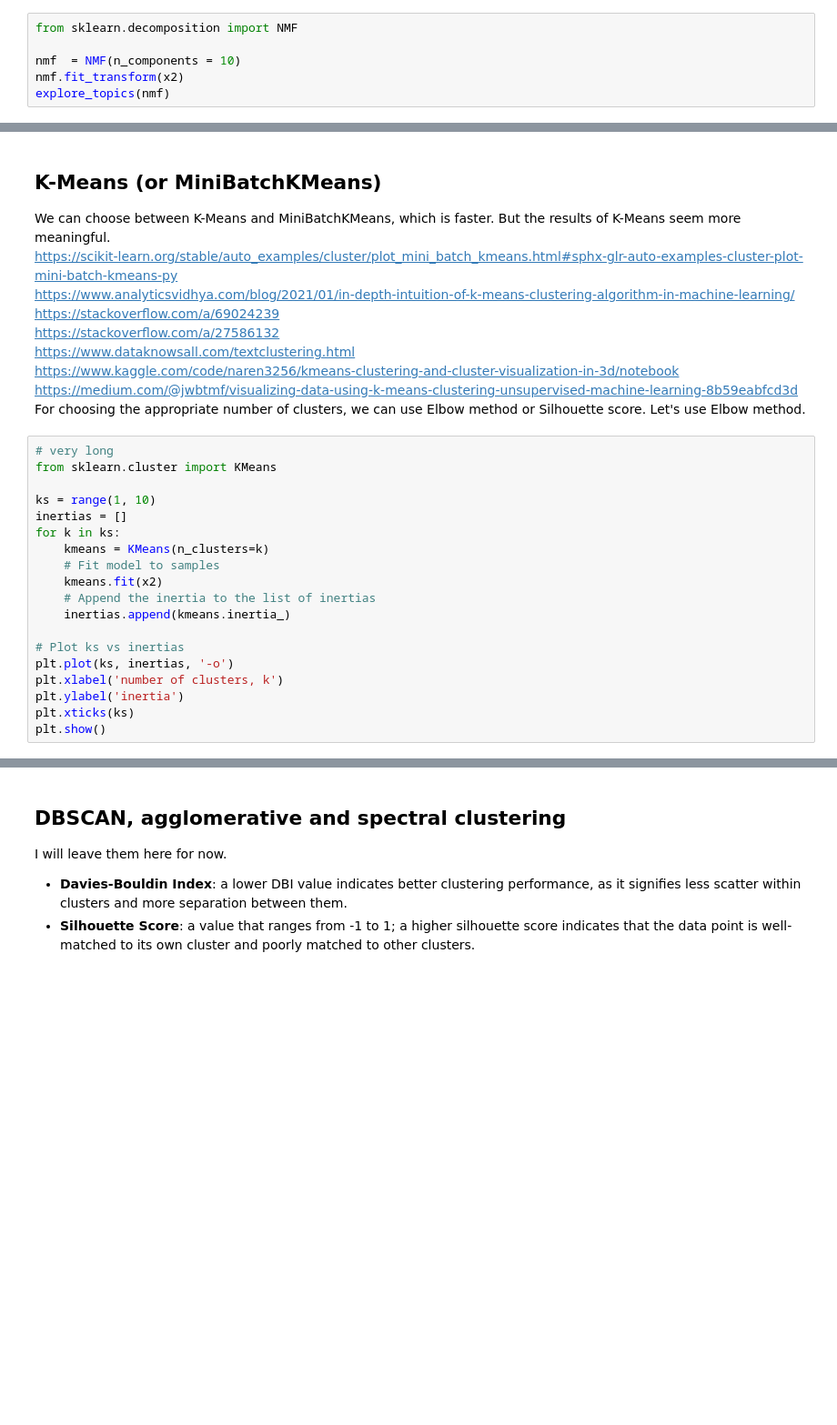
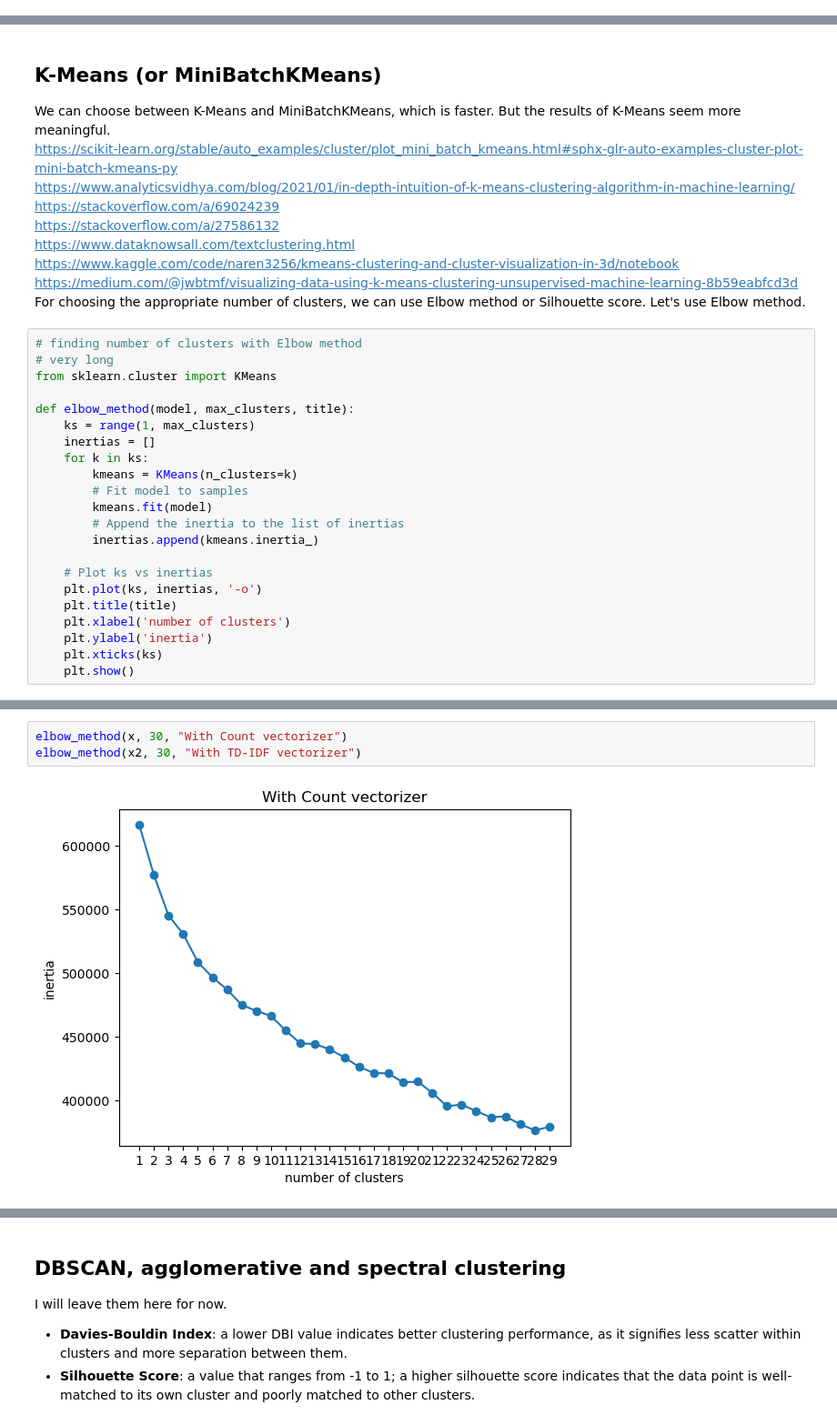
Before and after one commit to phoenixday/ml-algorithms, a Jupyter notebook: spam-ham-emails.ipynb, the cells around one changed output, grey strips where cells are left out. Shown at 91% size. Saved outputs shown, nothing was run; the diff lists cells and outputs as text; blank space fills up the shorter version.

```diff
--- a/spam-ham-emails.ipynb
+++ b/spam-ham-emails.ipynb
@@ -490,6 +666,0 @@ explore_topics(lda)
-# %%
-from sklearn.decomposition import NMF
-
-nmf  = NMF(n_components = 10)
-nmf.fit_transform(x2)
-explore_topics(nmf)
@@ -524,22 +697,25 @@ https://www.kaggle.com/code/naren3256/kmeans-clustering-and-cluster-visualizatio
 https://medium.com/@jwbtmf/visualizing-data-using-k-means-clustering-unsupervised-machine-learning-8b59eabfcd3d <br />
 For choosing the appropriate number of clusters, we can use Elbow method or Silhouette score. Let's use Elbow method.
 # %%
+# finding number of clusters with Elbow method
 # very long
 from sklearn.cluster import KMeans
 
-ks = range(1, 10)
-inertias = []
-for k in ks:
-    kmeans = KMeans(n_clusters=k)
-    # Fit model to samples
-    kmeans.fit(x2)
-    # Append the inertia to the list of inertias
-    inertias.append(kmeans.inertia_)
+def elbow_method(model, max_clusters, title):
+    ks = range(1, max_clusters)
+    inertias = []
+    for k in ks:
+        kmeans = KMeans(n_clusters=k)
+        # Fit model to samples
+        kmeans.fit(model)
+        # Append the inertia to the list of inertias
+        inertias.append(kmeans.inertia_)
 
-# Plot ks vs inertias
-plt.plot(ks, inertias, '-o')
-plt.xlabel('number of clusters, k')
-plt.ylabel('inertia')
-plt.xticks(ks)
-plt.show()
+    # Plot ks vs inertias
+    plt.plot(ks, inertias, '-o')
+    plt.title(title)
+    plt.xlabel('number of clusters')
+    plt.ylabel('inertia')
+    plt.xticks(ks)
+    plt.show()
 # %%
@@ -561,0 +739,5 @@ df_clusters
+# %%
+elbow_method(x, 30, "With Count vectorizer")
+elbow_method(x2, 30, "With TD-IDF vectorizer")
+# %% [output]
+[figure, added]
```
Also changed, not shown: parts of 38 cells of this notebook.
